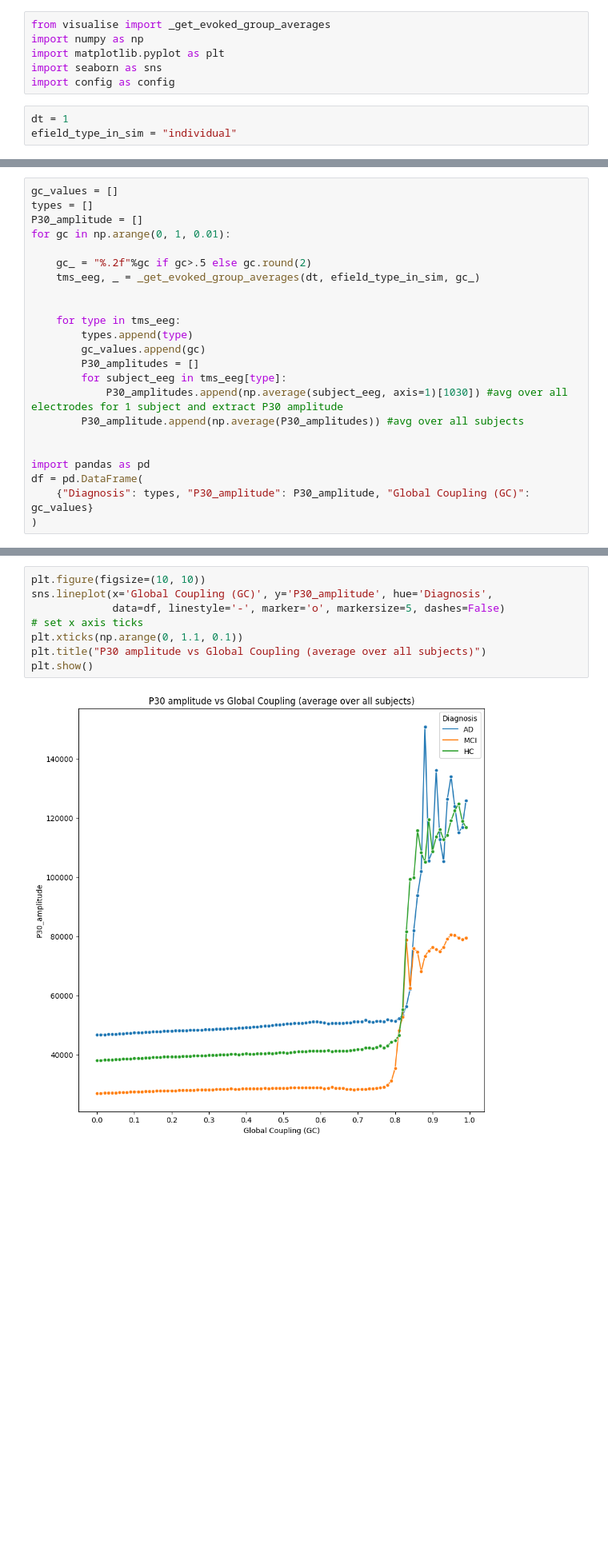
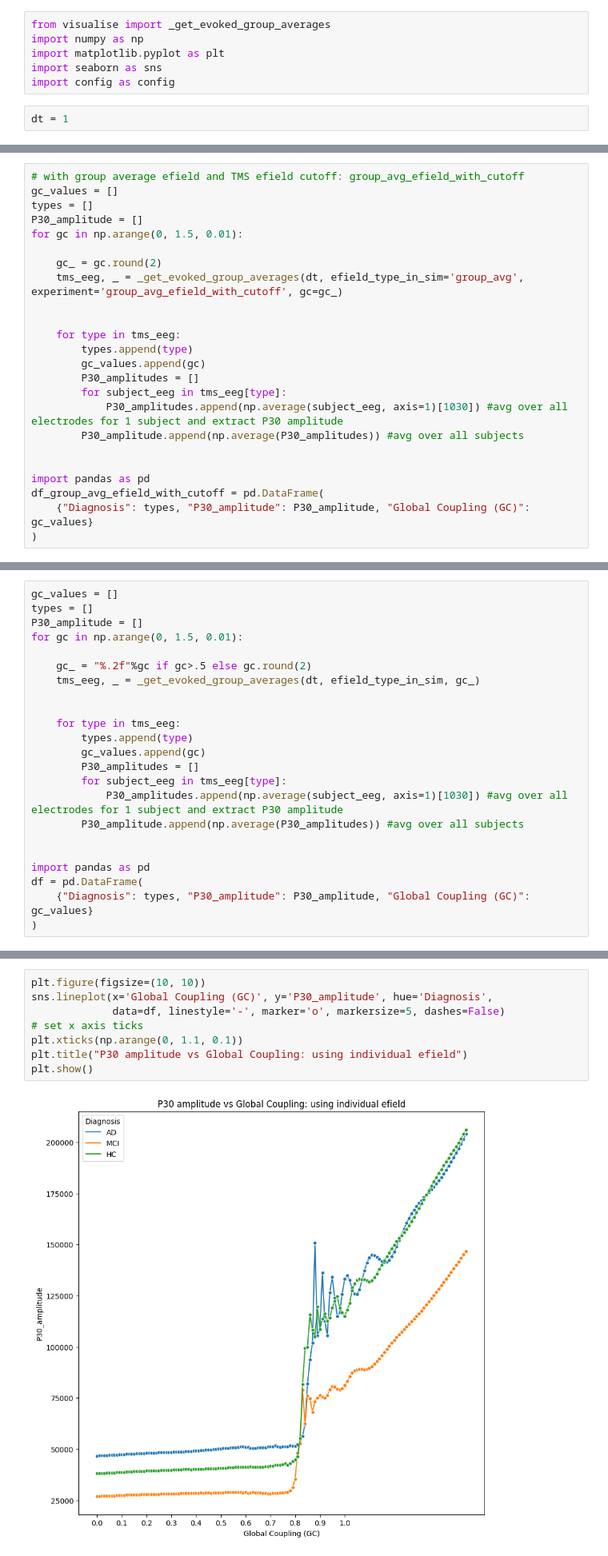
Before and after one commit to anujanegi/TMS-simulation, a Jupyter notebook: param explore viz.ipynb, the cells around one changed output, grey strips where cells are left out. Shown at 80% size. Cells and saved outputs as stored; diff of their text form; blank space fills up the shorter version.

Commit message:
viz for ind/group avg efield with/without cutoff

```diff
--- a/param explore viz.ipynb
+++ b/param explore viz.ipynb
@@ -6,4 +6,3 @@ import seaborn as sns
 import config as config
 # %%
 dt = 1
-efield_type_in_sim = "individual"
@@ -9,0 +33,24 @@ efield_type_in_sim = "individual"
+# %%
+# with group average efield and TMS efield cutoff: group_avg_efield_with_cutoff
+gc_values = []
+types = []
+P30_amplitude = []
+for gc in np.arange(0, 1.5, 0.01):
+
+    gc_ = gc.round(2)
+    tms_eeg, _ = _get_evoked_group_averages(dt, efield_type_in_sim='group_avg', experiment='group_avg_efield_with_cutoff', gc=gc_)
+
+
+    for type in tms_eeg:
+        types.append(type)
+        gc_values.append(gc)
+        P30_amplitudes = []
+        for subject_eeg in tms_eeg[type]:
+            P30_amplitudes.append(np.average(subject_eeg, axis=1)[1030]) #avg over all electrodes for 1 subject and extract P30 amplitude
+        P30_amplitude.append(np.average(P30_amplitudes)) #avg over all subjects
+
+
+import pandas as pd
+df_group_avg_efield_with_cutoff = pd.DataFrame(
+    {"Diagnosis": types, "P30_amplitude": P30_amplitude, "Global Coupling (GC)": gc_values}
+)
@@ -11,7 +161,7 @@ efield_type_in_sim = "individual"
 gc_values = []
 types = []
 P30_amplitude = []
-for gc in np.arange(0, 1, 0.01):
+for gc in np.arange(0, 1.5, 0.01):
 
     gc_ = "%.2f"%gc if gc>.5 else gc.round(2)
     tms_eeg, _ = _get_evoked_group_averages(dt, efield_type_in_sim, gc_)
@@ -35,10 +183,10 @@ KeyboardInterrupt:
 # %%
 plt.figure(figsize=(10, 10))
 sns.lineplot(x='Global Coupling (GC)', y='P30_amplitude', hue='Diagnosis',
              data=df, linestyle='-', marker='o', markersize=5, dashes=False)
 # set x axis ticks
 plt.xticks(np.arange(0, 1.1, 0.1))
-plt.title("P30 amplitude vs Global Coupling (average over all subjects)")
+plt.title("P30 amplitude vs Global Coupling: using individual efield")
 plt.show()
 # %% [output]
-[figure, old version]
+[figure, new version]
```
Also changed, not shown: parts of 7 cells of this notebook.
